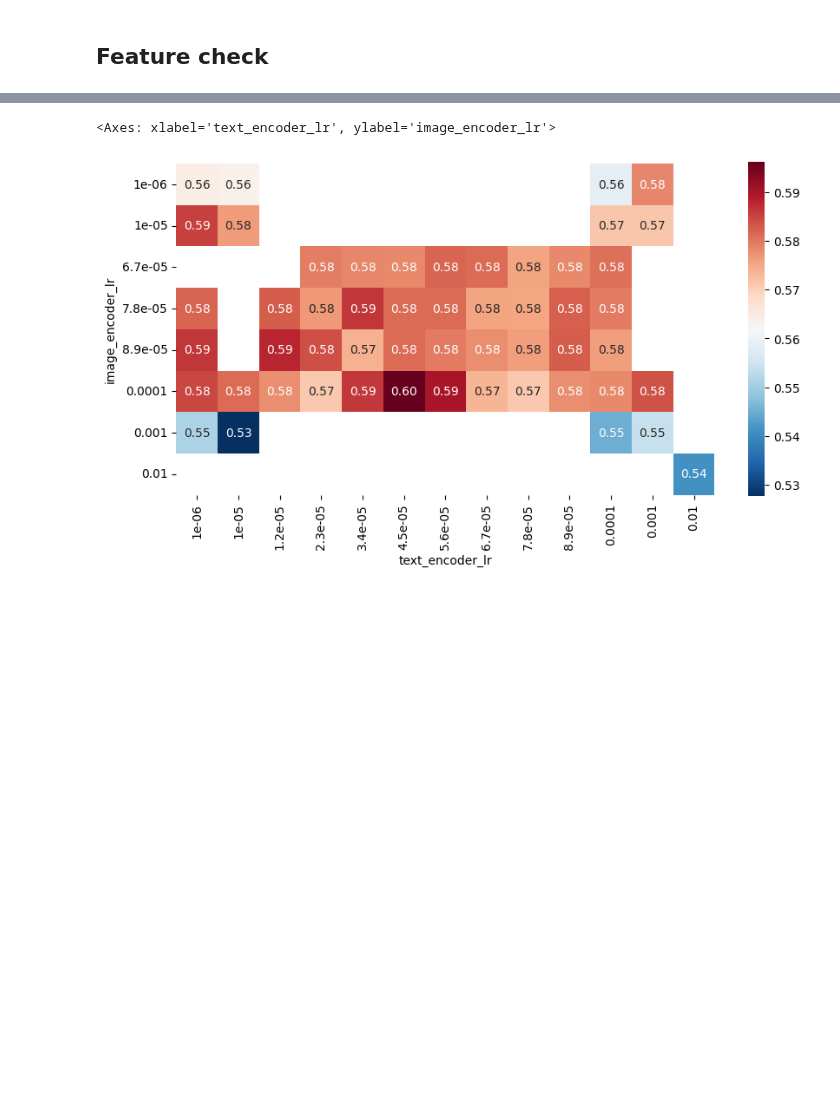
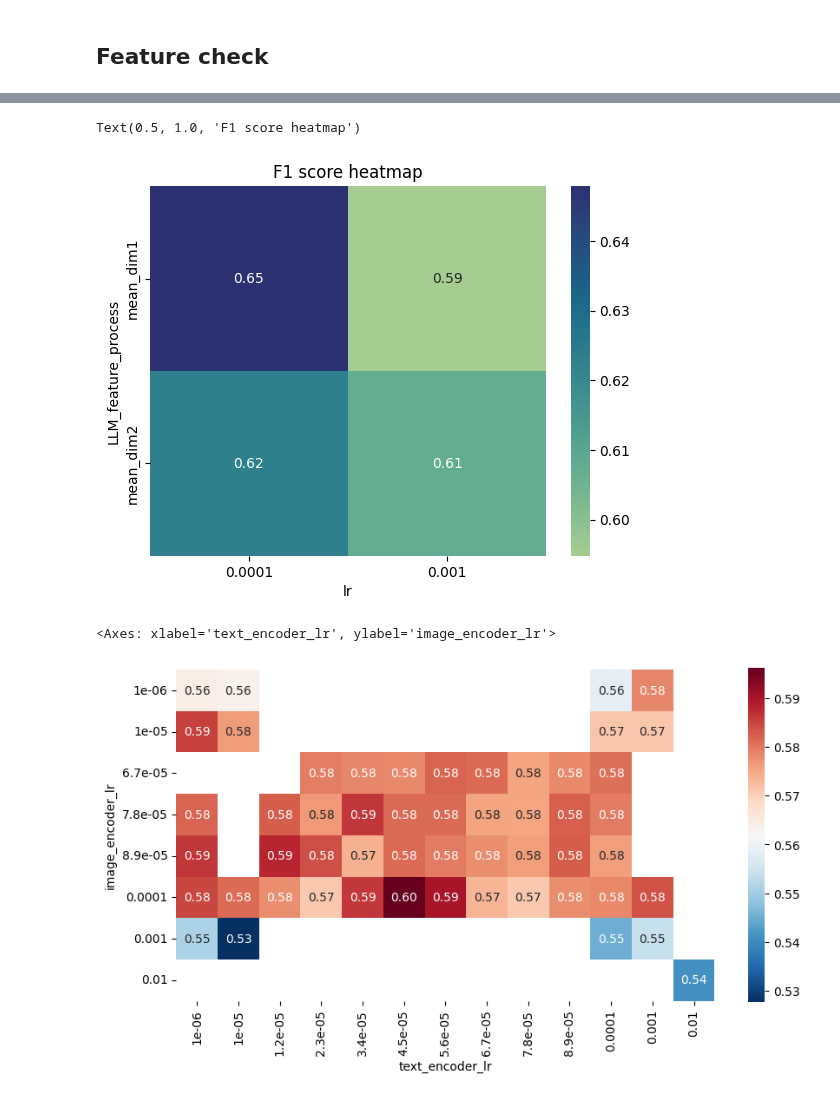
Before and after one commit to CeHouGIS/Safety_Perception_HK, a Jupyter notebook: safety_perception_model/single_model/feature_check.ipynb, the cells around one changed output, grey strips where cells are left out. Saved outputs shown, nothing was run; the diff lists cells and outputs as text; code cells hidden in the pictures; blank space fills up the shorter version.

```diff
--- a/safety_perception_model/single_model/feature_check.ipynb
+++ b/safety_perception_model/single_model/feature_check.ipynb
@@ -23,3 +37,11 @@ cfg_df['text_encoder_lr'] = cfg_df['text_encoder_lr'].round(8)
+# %%
+# cfg_df_summary.pivot_table(values='f1_score', index='LLM_feature_process', columns='lr').reset_index()
+final_pivot = cfg_df_summary.pivot_table(values='f1_score', index='LLM_feature_process', columns='lr').reset_index()
+sns.heatmap(final_pivot.set_index('LLM_feature_process'), annot=True, fmt=".2f", cmap='crest')
+plt.title('F1 score heatmap')
+# %% [output]
+Text(0.5, 1.0, 'F1 score heatmap')
+[figure, added]
 # %%
 fig, ax = plt.subplots(figsize=(10, 5))
 pivot_df = cfg_df.pivot_table(values='accuracy', index='image_encoder_lr', columns='text_encoder_lr')
```
Also changed, not shown: parts of 2 cells of this notebook, 1 other file.
